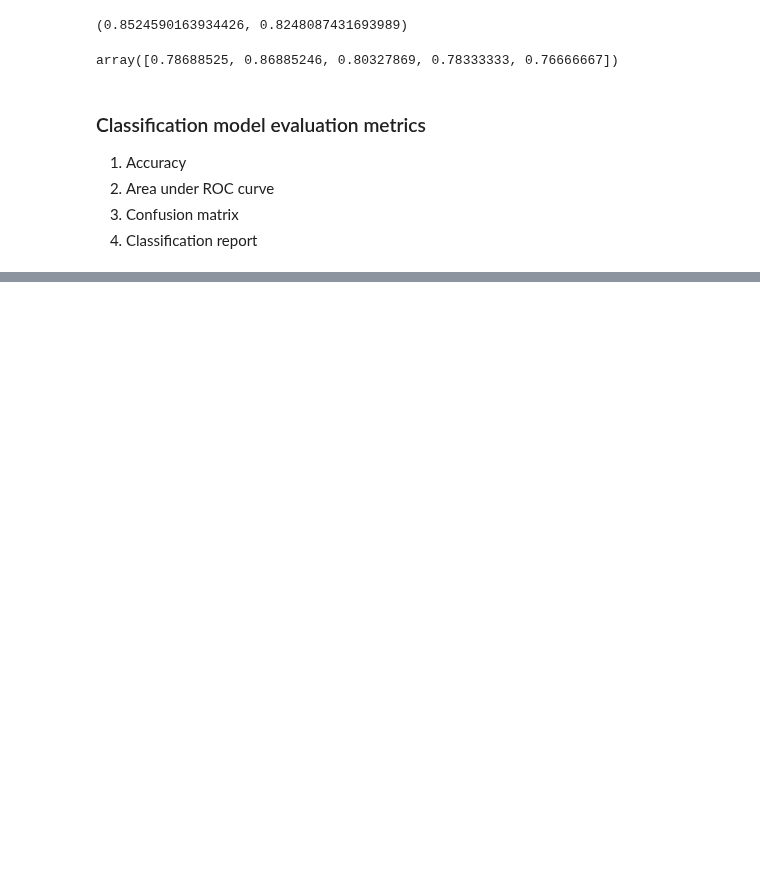
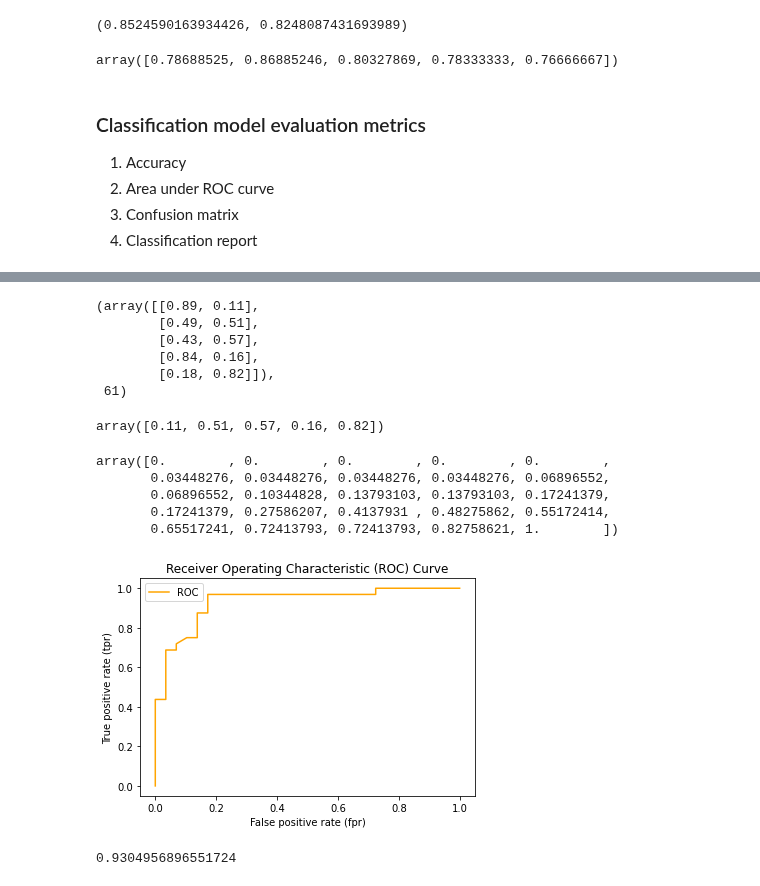
Before and after one commit to jafar-shodiq/ztm-project-ml, a Jupyter notebook: sklearn-intro4.ipynb, the cells around one changed output, grey strips where cells are left out. Saved outputs shown, nothing was run; the diff lists cells and outputs as text; code cells hidden in the pictures; blank space fills up the shorter version.

Commit message:
checkpoint1

```diff
--- a/sklearn-intro4.ipynb
+++ b/sklearn-intro4.ipynb
@@ -477,0 +526,76 @@ array([0.78688525, 0.86885246, 0.80327869, 0.78333333, 0.76666667])
+# %%
+# Import ROC curve
+from sklearn.metrics import roc_curve
+
+# Set a random seed
+np.random.seed(42)
+
+# Create the data
+X = heart_disease.drop('target', axis=1)
+y = heart_disease['target']
+
+# Split the data
+X_train, X_test, y_train, y_test = train_test_split(X, y, test_size=0.2)
+
+# Fit the classifier
+clf = RandomForestClassifier()
+clf.fit(X_train, y_train)
+
+# Make predictions with probabilities
+y_probs = clf.predict_proba(X_test)
+y_probs[:5], len(y_probs)
+# %% [output]
+(array([[0.89, 0.11],
+        [0.49, 0.51],
+        [0.43, 0.57],
+        [0.84, 0.16],
+        [0.18, 0.82]]),
+ 61)
+# %%
+y_probs_positives = y_probs[:, 1]
+y_probs_positives[:5]
+# %% [output]
+array([0.11, 0.51, 0.57, 0.16, 0.82])
+# %%
+# Calculate fpr, tpr, and treshholds
+fpr, tpr, thresholds = roc_curve(y_test, y_probs_positives)
+
+# Check the false positive rates
+fpr
+# %% [output]
+array([0.        , 0.        , 0.        , 0.        , 0.        ,
+       0.03448276, 0.03448276, 0.03448276, 0.03448276, 0.06896552,
+       0.06896552, 0.10344828, 0.13793103, 0.13793103, 0.17241379,
+       0.17241379, 0.27586207, 0.4137931 , 0.48275862, 0.55172414,
+       0.65517241, 0.72413793, 0.72413793, 0.82758621, 1.        ])
+# %%
+# Create a funciton for plotting ROC curves
+import matplotlib.pyplot as plt
+
+def plot_roc_curve(fpr, tpr):
+    '''
+    Plots a ROC curve given the false positive rate (fpr)
+    and tru positive rate (tpr) of a model.
+    '''
+    # Plot roc curve
+    plt.plot(fpr, tpr, color='orange', label='ROC')
+
+    # Plot line with no predictive power (baseline)
+    # plt.plot([0, 1], [0, 1], color='darkblue', linestyle='--', label='Guessing')
+
+    # Customize the plot
+    plt.xlabel('False positive rate (fpr)')
+    plt.ylabel('True positive rate (tpr)')
+    plt.title('Receiver Operating Characteristic (ROC) Curve')
+    plt.legend()
+    plt.show()
+
+plot_roc_curve(fpr, tpr)
+# %% [output]
+[figure, added]
+# %%
+from sklearn.metrics import roc_auc_score
+
+roc_auc_score(y_test, y_probs_positives) # score under the curve
+# %% [output]
+0.9304956896551724
```
Also changed, not shown: parts of 20 cells of this notebook.
